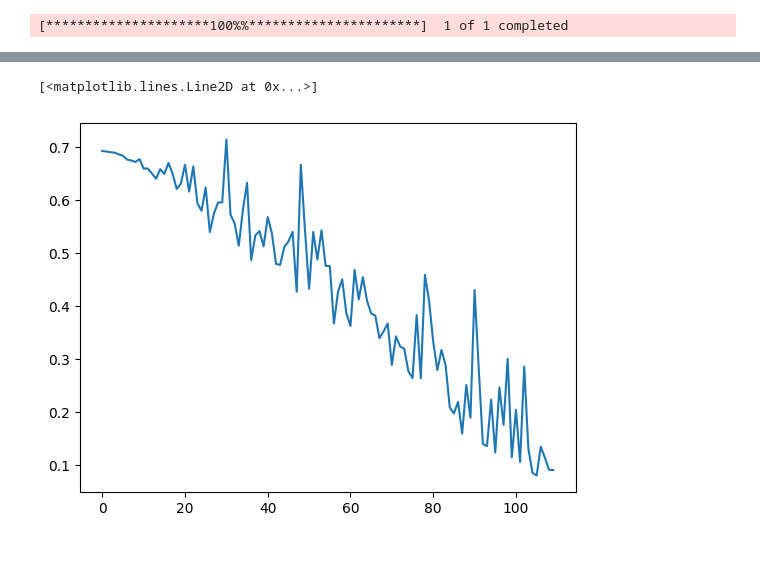
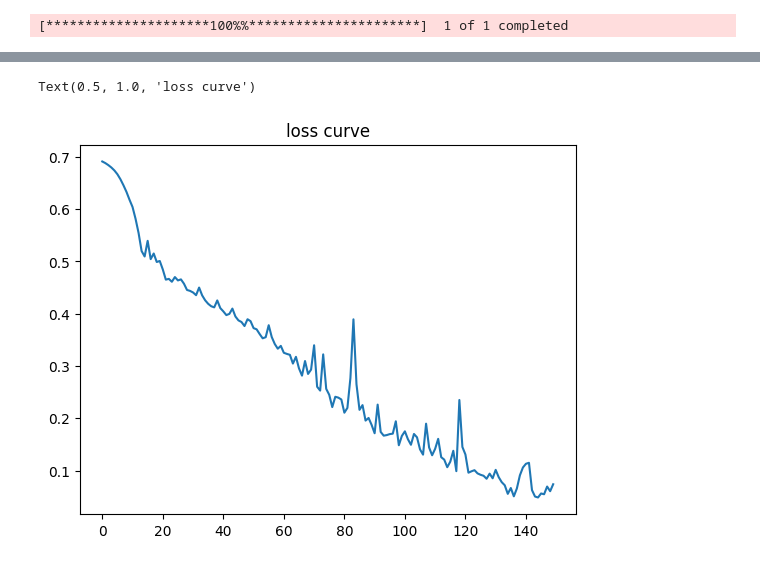
Before and after one commit to YauYiuWing/stock-direction-prediction, a Jupyter notebook: backbone.ipynb, the cells around one changed output, grey strips where cells are left out. Drawn from its saved outputs; the diff is of its cells as text; code cells hidden in the pictures.

```diff
--- a/backbone.ipynb
+++ b/backbone.ipynb
@@ -94,3 +120,14 @@ test_labels = labels[split_point-59:]
+# %%
+X_all, y_all = create_sequences(aapl, labels, sequence_length)
+
+# Calculate the index for the split, for example 80% for training
+split_idx = int(len(X_all) * 0.95)
+
+# Split the data into training and test sets
+X_train = X_all[:split_idx]
+y_train = y_all[:split_idx]
+X_test = X_all[split_idx:]
+y_test = y_all[split_idx:]
 # %%
 import torch
 from torch.utils.data import Dataset, DataLoader
@@ -165,23 +176,23 @@ class StockPredictor(nn.Module):
         return torch.sigmoid(out)
 
 # Define the model
-num_features = X.shape[-1]  # Number of features
-hidden_units = 100  # Number of hidden units
+num_features = X_train.shape[-1]  # Number of features
+hidden_units = 200  # Number of hidden units
 num_layers = 2  # Number of LSTM layers
 # %%
 model = StockPredictor(num_features, hidden_units, num_layers)
 
 # Define loss function and optimizer
 criterion = nn.BCELoss()
-optimizer = torch.optim.Adam(model.parameters(), lr=0.001)
+optimizer = torch.optim.Adam(model.parameters(), lr=0.0001)
 
 minLossModel = StockPredictor(num_features, hidden_units, num_layers)
 # Training loop
-num_epochs = 110
+num_epochs = 150
 min_loss = 1
 epochLoss = []
 for epoch in range(num_epochs):
-    for features, labels in dataloader:
+    for features, labels in trainLoader:
         # Forward pass
         predictions = model(features).squeeze()
         loss = criterion(predictions, labels)
@@ -198,7 +209,4 @@ for epoch in range(num_epochs):
 
     if (epoch+1) % 10 == 0:
         print(f'Epoch [{epoch+1}/{num_epochs}], Loss: {loss.item():.4f}, minimum Loss: {min_loss:.4f}')
-
-# Save the model
-torch.save(model.state_dict(), 'stock_predictor.pth')
 # %% [output]
@@ -216,7 +228,8 @@ Epoch [110/110], Loss: 0.0910, minimum Loss: 0.0808
 # %%
-"""num_epochs = 100
+"""
+num_epochs = 20
 for epoch in range(num_epochs):
-    for features, labels in dataloader:
+    for features, labels in trainLoader:
         # Forward pass
         predictions = model(features).squeeze()
         loss = criterion(predictions, labels)
@@ -234,6 +247,5 @@ for epoch in range(num_epochs):
     if (epoch+1) % 10 == 0:
         print(f'Epoch [{epoch+1}/{num_epochs}], Loss: {loss.item():.4f}, minimum Loss: {min_loss:.4f}')
 
-# Save the model
-torch.save(model.state_dict(), 'stock_predictor.pth')"""
+"""
 # %% [output]
@@ -300,5 +302,6 @@ count
 # %%
 plt.plot(epochLoss)
+plt.title("loss curve")
 # %% [output]
-[<matplotlib.lines.Line2D at 0x...>]
+Text(0.5, 1.0, 'loss curve')
-[figure, old version]
+[figure, new version]
```
Also changed, not shown: parts of 23 cells of this notebook.
